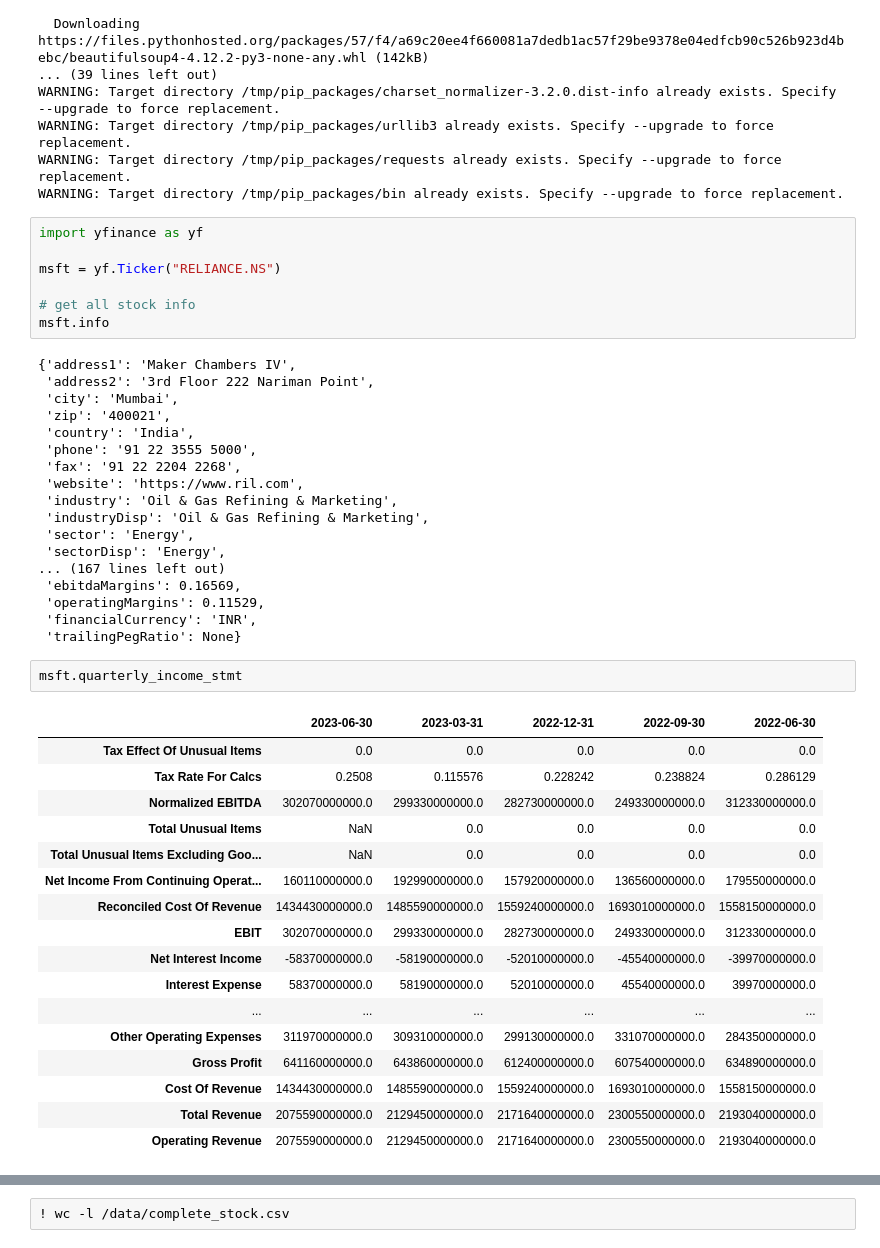
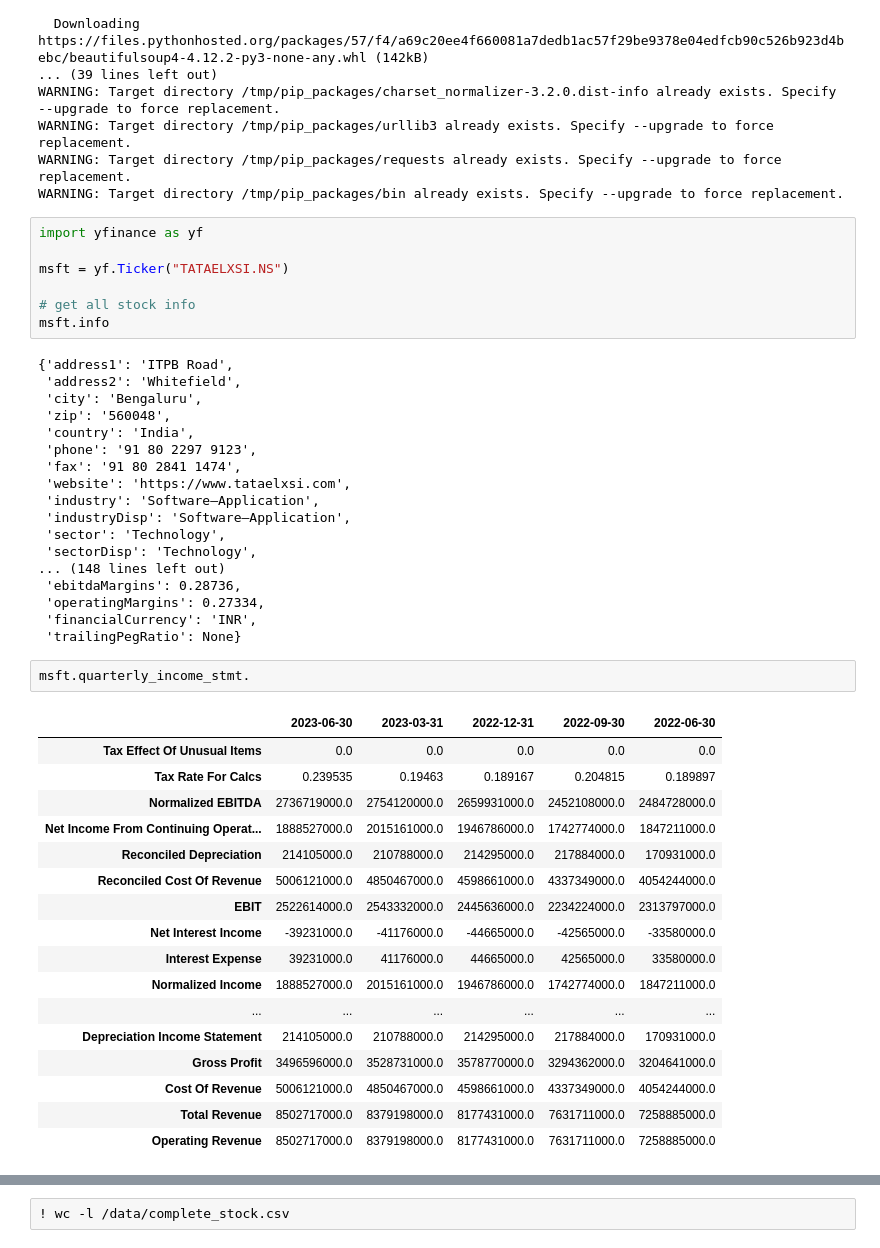
Before and after one commit to shivanandpawar/stock-data-gathering, a Jupyter notebook: Untitled.ipynb, the cells around one changed output, grey strips where cells are left out. Cells and saved outputs as stored; diff of their text form.

```diff
--- a/Untitled.ipynb
+++ b/Untitled.ipynb
@@ -21,46 +21,46 @@ WARNING: Target directory /tmp/pip_packages/bin already exists. Specify --upgrad
 # %%
 import yfinance as yf
 
-msft = yf.Ticker("RELIANCE.NS")
+msft = yf.Ticker("TATAELXSI.NS")
 
 # get all stock info
 msft.info
 # %% [output]
-{'address1': 'Maker Chambers IV',
- 'address2': '3rd Floor 222 Nariman Point',
- 'city': 'Mumbai',
- 'zip': '400021',
+{'address1': 'ITPB Road',
+ 'address2': 'Whitefield',
+ 'city': 'Bengaluru',
+ 'zip': '560048',
  'country': 'India',
- 'phone': '91 22 3555 5000',
- 'fax': '91 22 2204 2268',
- 'website': 'https://www.ril.com',
- 'industry': 'Oil & Gas Refining & Marketing',
- 'industryDisp': 'Oil & Gas Refining & Marketing',
- 'sector': 'Energy',
- 'sectorDisp': 'Energy',
-... (167 lines left out)
- 'ebitdaMargins': 0.16569,
- 'operatingMargins': 0.11529,
+ 'phone': '91 80 2297 9123',
+ 'fax': '91 80 2841 1474',
+ 'website': 'https://www.tataelxsi.com',
+ 'industry': 'Software—Application',
+ 'industryDisp': 'Software—Application',
+ 'sector': 'Technology',
+ 'sectorDisp': 'Technology',
+... (148 lines left out)
+ 'ebitdaMargins': 0.28736,
+ 'operatingMargins': 0.27334,
  'financialCurrency': 'INR',
  'trailingPegRatio': None}
 # %%
-msft.quarterly_income_stmt
+msft.quarterly_income_stmt.
 # %% [output]
 |  | 2023-06-30 | 2023-03-31 | 2022-12-31 | 2022-09-30 | 2022-06-30 |
 | Tax Effect Of Unusual Items | 0.0 | 0.0 | 0.0 | 0.0 | 0.0 |
-| Tax Rate For Calcs | 0.2508 | 0.115576 | 0.228242 | 0.238824 | 0.286129 |
-| Normalized EBITDA | 302070000000.0 | 299330000000.0 | 282730000000.0 | 249330000000.0 | 312330000000.0 |
-| Total Unusual Items | NaN | 0.0 | 0.0 | 0.0 | 0.0 |
-| Total Unusual Items Excluding Goo... | NaN | 0.0 | 0.0 | 0.0 | 0.0 |
-| Net Income From Continuing Operat... | 160110000000.0 | 192990000000.0 | 157920000000.0 | 136560000000.0 | 179550000000.0 |
-| Reconciled Cost Of Revenue | 1434430000000.0 | 1485590000000.0 | 1559240000000.0 | 1693010000000.0 | 1558150000000.0 |
-| EBIT | 302070000000.0 | 299330000000.0 | 282730000000.0 | 249330000000.0 | 312330000000.0 |
-| Net Interest Income | -58370000000.0 | -58190000000.0 | -52010000000.0 | -45540000000.0 | -39970000000.0 |
-| Interest Expense | 58370000000.0 | 58190000000.0 | 52010000000.0 | 45540000000.0 | 39970000000.0 |
+| Tax Rate For Calcs | 0.239535 | 0.19463 | 0.189167 | 0.204815 | 0.189897 |
+| Normalized EBITDA | 2736719000.0 | 2754120000.0 | 2659931000.0 | 2452108000.0 | 2484728000.0 |
+| Net Income From Continuing Operat... | 1888527000.0 | 2015161000.0 | 1946786000.0 | 1742774000.0 | 1847211000.0 |
+| Reconciled Depreciation | 214105000.0 | 210788000.0 | 214295000.0 | 217884000.0 | 170931000.0 |
+| Reconciled Cost Of Revenue | 5006121000.0 | 4850467000.0 | 4598661000.0 | 4337349000.0 | 4054244000.0 |
+| EBIT | 2522614000.0 | 2543332000.0 | 2445636000.0 | 2234224000.0 | 2313797000.0 |
+| Net Interest Income | -39231000.0 | -41176000.0 | -44665000.0 | -42565000.0 | -33580000.0 |
+| Interest Expense | 39231000.0 | 41176000.0 | 44665000.0 | 42565000.0 | 33580000.0 |
+| Normalized Income | 1888527000.0 | 2015161000.0 | 1946786000.0 | 1742774000.0 | 1847211000.0 |
 | ... | ... | ... | ... | ... | ... |
-| Other Operating Expenses | 311970000000.0 | 309310000000.0 | 299130000000.0 | 331070000000.0 | 284350000000.0 |
-| Gross Profit | 641160000000.0 | 643860000000.0 | 612400000000.0 | 607540000000.0 | 634890000000.0 |
-| Cost Of Revenue | 1434430000000.0 | 1485590000000.0 | 1559240000000.0 | 1693010000000.0 | 1558150000000.0 |
-| Total Revenue | 2075590000000.0 | 2129450000000.0 | 2171640000000.0 | 2300550000000.0 | 2193040000000.0 |
-| Operating Revenue | 2075590000000.0 | 2129450000000.0 | 2171640000000.0 | 2300550000000.0 | 2193040000000.0 |
+| Depreciation Income Statement | 214105000.0 | 210788000.0 | 214295000.0 | 217884000.0 | 170931000.0 |
+| Gross Profit | 3496596000.0 | 3528731000.0 | 3578770000.0 | 3294362000.0 | 3204641000.0 |
+| Cost Of Revenue | 5006121000.0 | 4850467000.0 | 4598661000.0 | 4337349000.0 | 4054244000.0 |
+| Total Revenue | 8502717000.0 | 8379198000.0 | 8177431000.0 | 7631711000.0 | 7258885000.0 |
+| Operating Revenue | 8502717000.0 | 8379198000.0 | 8177431000.0 | 7631711000.0 | 7258885000.0 |
 # %%
```
Also changed, not shown: parts of 1 cell of this notebook.
